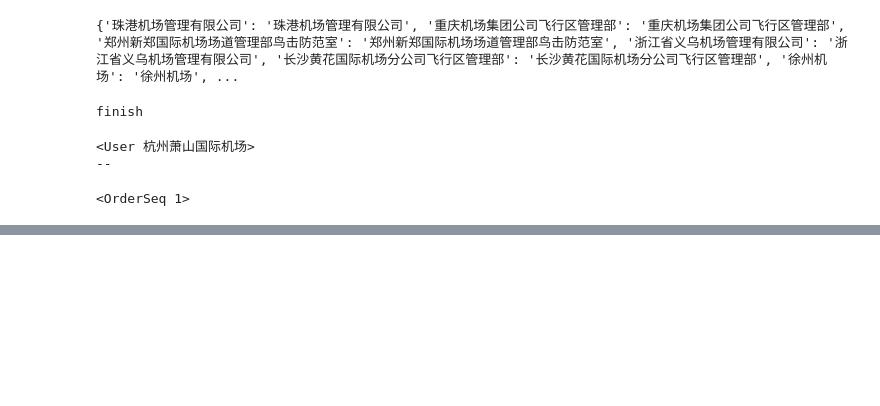
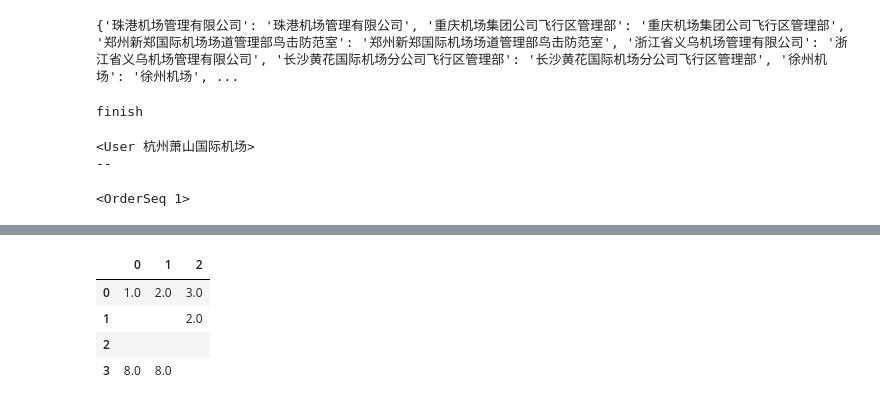
Before and after one commit to afei2357/bird_strike, a Jupyter notebook: backend/import_3_tb.ipynb, the cells around one changed output, grey strips where cells are left out. Drawn from its saved outputs; the diff is of its cells as text; code cells hidden in the pictures; blank space fills up the shorter version.

```diff
--- a/backend/import_3_tb.ipynb
+++ b/backend/import_3_tb.ipynb
@@ -709,0 +736,8 @@ o
+# %%
+df1.fillna("")
+# %% [output]
+|  | 0 | 1 | 2 |
+| 0 | 1.0 | 2.0 | 3.0 |
+| 1 |  |  | 2.0 |
+| 2 |  |  |  |
+| 3 | 8.0 | 8.0 |  |
```
Also changed, not shown: parts of 15 cells of this notebook, 23 other files.
